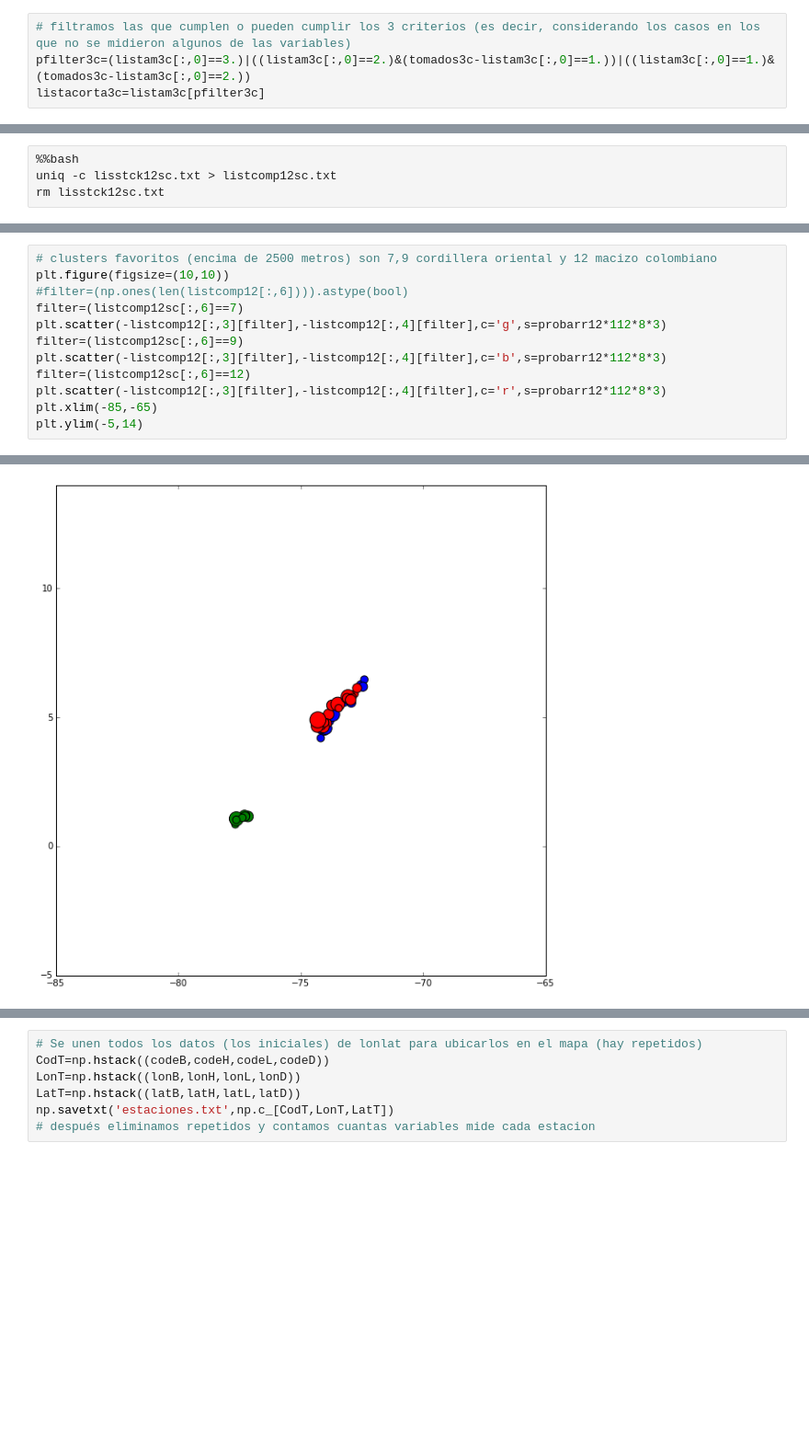
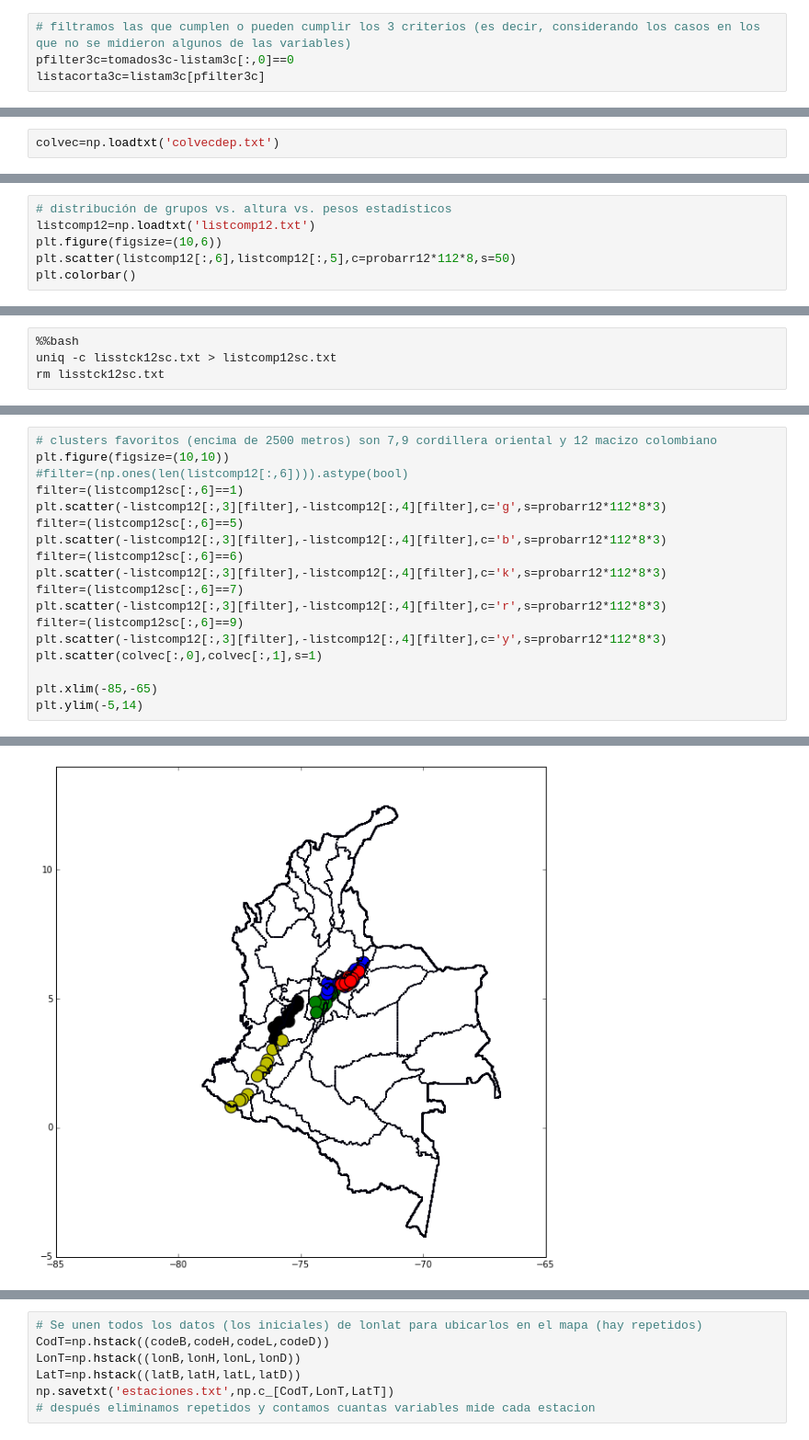
Before and after one commit to saint-germain/ideam, a Jupyter notebook: PCA-IDEAM-WC.ipynb, the cells around one changed output, grey strips where cells are left out. Shown at 92% size. Saved outputs shown, nothing was run; the diff lists cells and outputs as text; blank space fills up the shorter version.

```diff
--- a/PCA-IDEAM-WC.ipynb
+++ b/PCA-IDEAM-WC.ipynb
@@ -651,7 +651,7 @@ for i in range(len(listam3c[:,1])):
             tomados3c[i]+=1
 # %%
 # filtramos las que cumplen o pueden cumplir los 3 criterios (es decir, considerando los casos en los que no se midieron algunos de las variables)
-pfilter3c=(listam3c[:,0]==3.)|((listam3c[:,0]==2.)&(tomados3c-listam3c[:,0]==1.))|((listam3c[:,0]==1.)&(tomados3c-listam3c[:,0]==2.))
+pfilter3c=tomados3c-listam3c[:,0]==0
 listacorta3c=listam3c[pfilter3c]
 # %%
 # encontramos las estaciones en listacorta3c en las que se tomaron datos de brillo solar
@@ -695,5 +699,7 @@ def parseprob3(cumple,brillo):
 probarr12=np.zeros(len(Brillo))
 for i in range(len(Brillo)):
     probarr12[i]=parseprob3(listacorta3c[i,0],Brillo[i])
+# %%
+colvec=np.loadtxt('colvecdep.txt')
 # %%
 # peso estadístico para cada estación en listacorta3c
@@ -850,0 +916,6 @@ plt.ylim(-5,14)
+# %%
+# distribución de grupos vs. altura vs. pesos estadísticos
+listcomp12=np.loadtxt('listcomp12.txt')
+plt.figure(figsize=(10,6))
+plt.scatter(listcomp12[:,6],listcomp12[:,5],c=probarr12*112*8,s=50)
+plt.colorbar()
@@ -914,15 +1086,21 @@ plt.colorbar()
 # %%
 # clusters favoritos (encima de 2500 metros) son 7,9 cordillera oriental y 12 macizo colombiano
 plt.figure(figsize=(10,10))
 #filter=(np.ones(len(listcomp12[:,6]))).astype(bool)
+filter=(listcomp12sc[:,6]==1)
+plt.scatter(-listcomp12[:,3][filter],-listcomp12[:,4][filter],c='g',s=probarr12*112*8*3)
+filter=(listcomp12sc[:,6]==5)
+plt.scatter(-listcomp12[:,3][filter],-listcomp12[:,4][filter],c='b',s=probarr12*112*8*3)
+filter=(listcomp12sc[:,6]==6)
+plt.scatter(-listcomp12[:,3][filter],-listcomp12[:,4][filter],c='k',s=probarr12*112*8*3)
 filter=(listcomp12sc[:,6]==7)
-plt.scatter(-listcomp12[:,3][filter],-listcomp12[:,4][filter],c='g',s=probarr12*112*8*3)
+plt.scatter(-listcomp12[:,3][filter],-listcomp12[:,4][filter],c='r',s=probarr12*112*8*3)
 filter=(listcomp12sc[:,6]==9)
-plt.scatter(-listcomp12[:,3][filter],-listcomp12[:,4][filter],c='b',s=probarr12*112*8*3)
-filter=(listcomp12sc[:,6]==12)
-plt.scatter(-listcomp12[:,3][filter],-listcomp12[:,4][filter],c='r',s=probarr12*112*8*3)
+plt.scatter(-listcomp12[:,3][filter],-listcomp12[:,4][filter],c='y',s=probarr12*112*8*3)
+plt.scatter(colvec[:,0],colvec[:,1],s=1)
+
 plt.xlim(-85,-65)
 plt.ylim(-5,14)
 # %% [output]
 (-5, 14)
-[figure, old version]
+[figure, new version]
```
Also changed, not shown: parts of 33 cells of this notebook, 12 other files.
